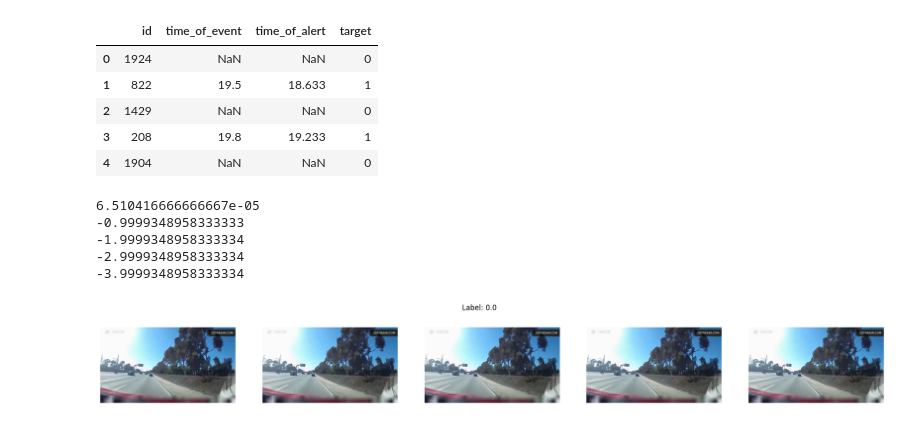
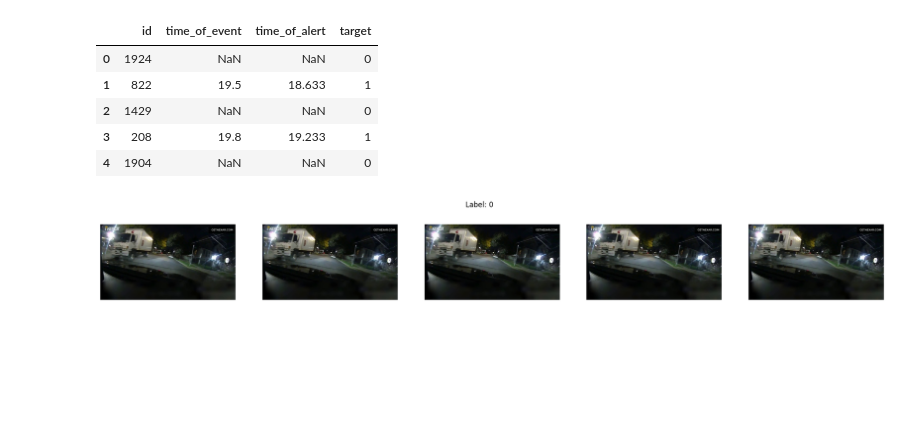
Before and after one commit to frankafan/dashcam-collisions, a Jupyter notebook: gtp4o_cot.ipynb, the cells around one changed output. Drawn from its saved outputs; the diff is of its cells as text; code cells hidden in the pictures; blank space fills up the shorter version.

```diff
--- a/gtp4o_cot.ipynb
+++ b/gtp4o_cot.ipynb
@@ -107,15 +105,10 @@ dataloader = DataLoader(dataset, shuffle=True)
 # %%
 images, label, _ = dataset[np.random.randint(0, len(dataset))]
 fig, axes = plt.subplots(1, len(images), figsize=(24, 3))
 for i, image in enumerate(images):
     axes[i].imshow(image)
-    axes[i].axis('off')
-plt.suptitle(f'Label: {label.item()}')
+    axes[i].axis("off")
+plt.suptitle(f"Label: {int(label)}")
 plt.show()
 # %% [output]
-6.510416666666667e-05
--0.9999348958333333
--1.9999348958333334
--2.9999348958333334
--3.9999348958333334
-[figure, old version]
+[figure, new version]
```
Also changed, not shown: parts of 2 cells of this notebook.
